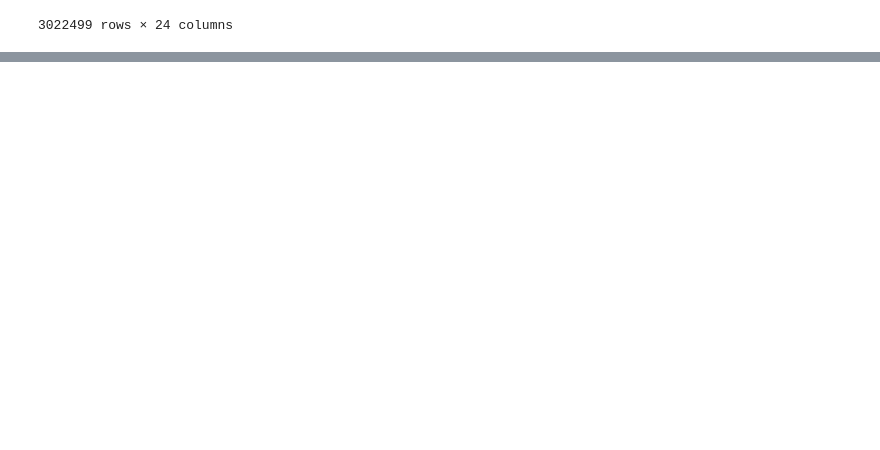
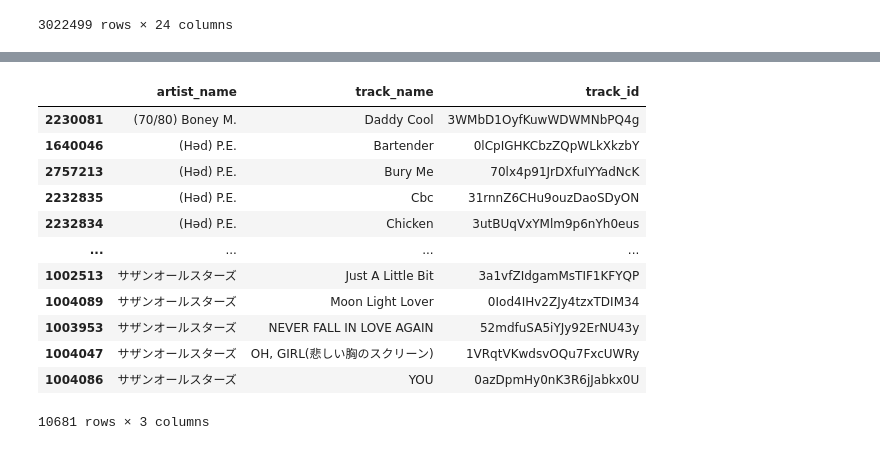
Before and after one commit to DiegoPaniagua23/music-recommendation-multimodal, a Jupyter notebook: notebooks/1_EDAlastfm_NuevoDataset.ipynb, the cells around one changed output, grey strips where cells are left out. Drawn from its saved outputs; the diff is of its cells as text; code cells hidden in the pictures; blank space fills up the shorter version.

```diff
--- a/notebooks/1_EDAlastfm_NuevoDataset.ipynb
+++ b/notebooks/1_EDAlastfm_NuevoDataset.ipynb
@@ -445,0 +567,32 @@ df_merged.sort_values(by=['artist_name', 'track_name', 'track_id'])
+# %%
+# 1. Ordenamos:
+# Primero por Artista y Canción (para agrupar)
+# Luego por Fecha (Ascendente: la más vieja primero)
+# Luego por Popularidad (Descendente: como desempate si salieron el mismo día, nos quedamos la famosa)
+df_sorted = df_merged.sort_values(
+    by=['artist_name', 'track_name', 'timestamp', 'popularity'],
+    ascending=[True, True, True, False]
+)
+# %%
+# 2. Deduplicamos (Canonicalización)
+# keep='first' mantendrá la fila superior (la más vieja) y descartará las repeticiones (remasters, hits, etc.)
+df_canonical = df_sorted.drop_duplicates(subset=['artist_name', 'track_name'], keep='first')
+# %%
+# Obtuvimos el catalogo de canciones, ahora solo tiramos las columnas inecesarias.
+df_canonical = df_canonical[['artist_name', 'track_name','track_id']]
+# %%
+df_canonical
+# %% [output]
+|  | artist_name | track_name | track_id |
+| 2230081 | (70/80) Boney M. | Daddy Cool | 3WMbD1OyfKuwWDWMNbPQ4g |
+| 1640046 | (Həd) P.E. | Bartender | 0lCpIGHKCbzZQpWLkXkzbY |
+| 2757213 | (Həd) P.E. | Bury Me | 70lx4p91JrDXfuIYYadNcK |
+| 2232835 | (Həd) P.E. | Cbc | 31rnnZ6CHu9ouzDaoSDyON |
+| 2232834 | (Həd) P.E. | Chicken | 3utBUqVxYMlm9p6nYh0eus |
+| ... | ... | ... | ... |
+| 1002513 | サザンオールスターズ | Just A Little Bit | 3a1vfZIdgamMsTIF1KFYQP |
+| 1004089 | サザンオールスターズ | Moon Light Lover | 0Iod4IHv2ZJy4tzxTDIM34 |
+| 1003953 | サザンオールスターズ | NEVER FALL IN LOVE AGAIN | 52mdfuSA5iYJy92ErNU43y |
+| 1004047 | サザンオールスターズ | OH, GIRL(悲しい胸のスクリーン) | 1VRqtVKwdsvOQu7FxcUWRy |
+| 1004086 | サザンオールスターズ | YOU | 0azDpmHy0nK3R6jJabkx0U |
+10681 rows × 3 columns
```
Also changed, not shown: parts of 17 cells of this notebook, 1 other file.
